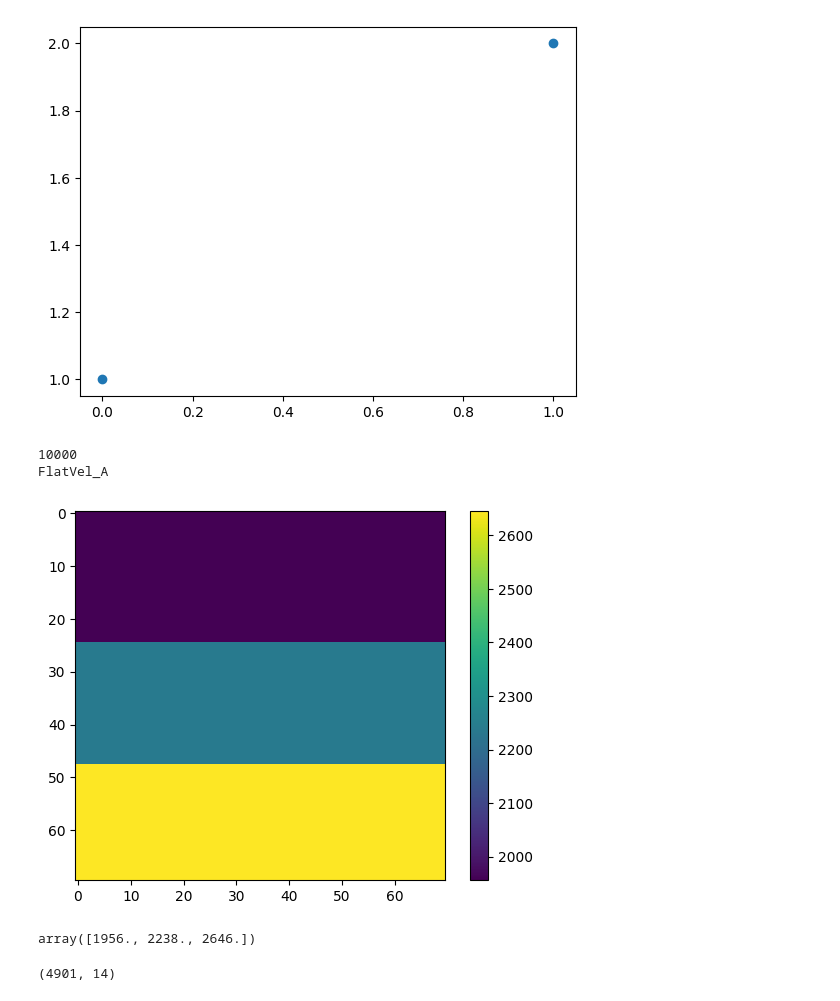
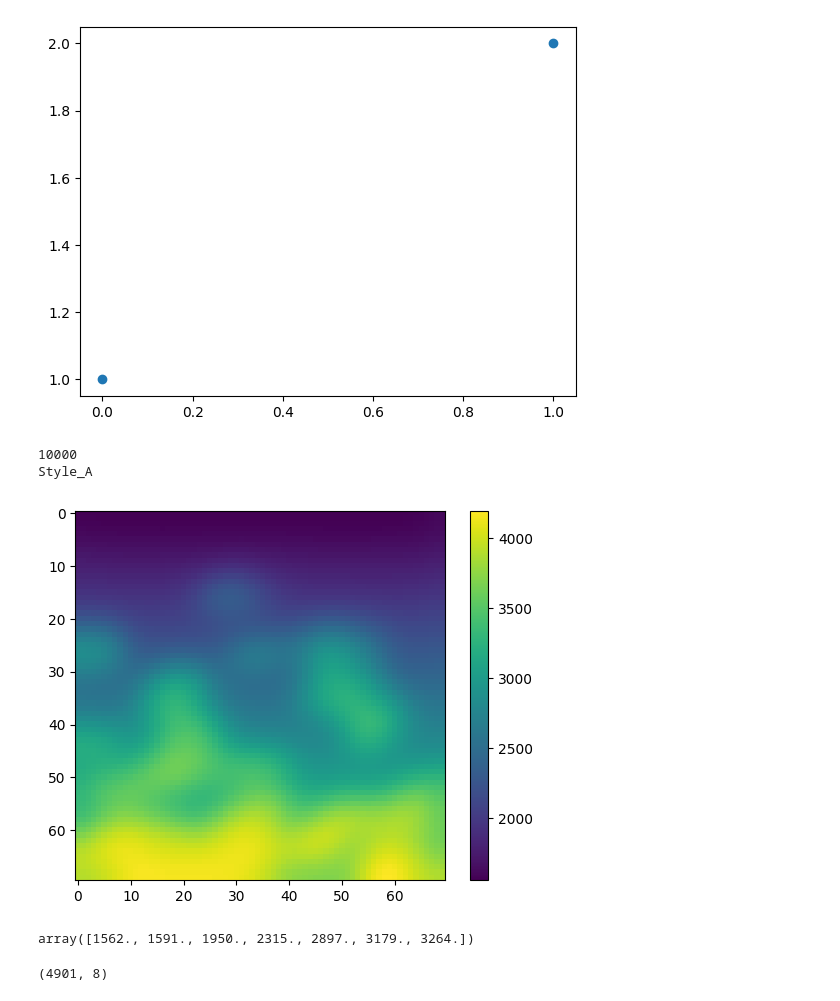
Before and after one commit to jcottaar/seismic, a Jupyter notebook: analysis/experiment_invert_flatvel-regions.ipynb, the cells around one changed output. Cells and saved outputs as stored; diff of their text form; code cells hidden in the pictures.

```diff
--- a/analysis/experiment_invert_flatvel-regions.ipynb
+++ b/analysis/experiment_invert_flatvel-regions.ipynb
@@ -21,19 +21,19 @@ plt.scatter([0,1],[1,2])
 # %%
 importlib.reload(kgs)
 importlib.reload(seis_forward)
 data=kgs.load_all_train_data()
 print(len(data))
 for d in data:
     d.check_constraints()
-d = data[6001]
+d = data[8364]
 print(d.family)
 d.load_to_memory()
 plt.figure()
 plt.imshow(cp.asnumpy(d.velocity.data));plt.colorbar();#plt.clim([-3,3])
 # %% [output]
 10000
-FlatVel_A
+Style_A
-[figure, old version]
+[figure, new version]
 # %%
 # for i in np.arange(10000)[::10]:
 #     d = data[i]
@@ -52,7 +52,7 @@ FlatVel_A
 # %%
 cp.unique(d.velocity.data)
 # %% [output]
-array([1956., 2238., 2646.])
+array([1562., 1591., 1950., 2315., 2897., 3179., 3264.])
 # %%
 import scipy
 mat = cp.asnumpy(d.velocity.data)
@@ -61,19 +61,19 @@ for val in np.unique(mat):
     this_mat = (mat==val)
     basis_vectors.append(np.concatenate((this_mat.flatten(), np.array([0]))))
 diff = np.diff(np.mean(mat,axis=1))
-for ii in range(len(diff)):
-    if diff[ii]>1.:
-        for jj in np.arange(ii-2,ii+3):
-            this_mat = 0*mat
-            this_mat[jj,:] = 1
-            basis_vectors.append(np.concatenate((this_mat.flatten(), np.array([0]))))
+# for ii in range(len(diff)):
+#     if diff[ii]>1.:
+#         for jj in np.arange(ii-1,ii+2):
+#             this_mat = 0*mat
+#             this_mat[jj,:] = 1
+#             basis_vectors.append(np.concatenate((this_mat.flatten(), np.array([0]))))
 basis_vectors.append(np.concatenate((0*this_mat.flatten(), np.array([1]))))
 basis_vectors = np.stack(basis_vectors)
 basis_vectors = basis_vectors.T
 basis_vectors=cp.array(basis_vectors)
 basis_vectors.shape
 # %% [output]
-(4901, 14)
+(4901, 8)
 # %%
 # for ii in range(10):#basis_vectors.shape[1]):
 #     vec = basis_vectors[:,ii]
```
Also changed, not shown: parts of 7 cells of this notebook, 3 other files.
